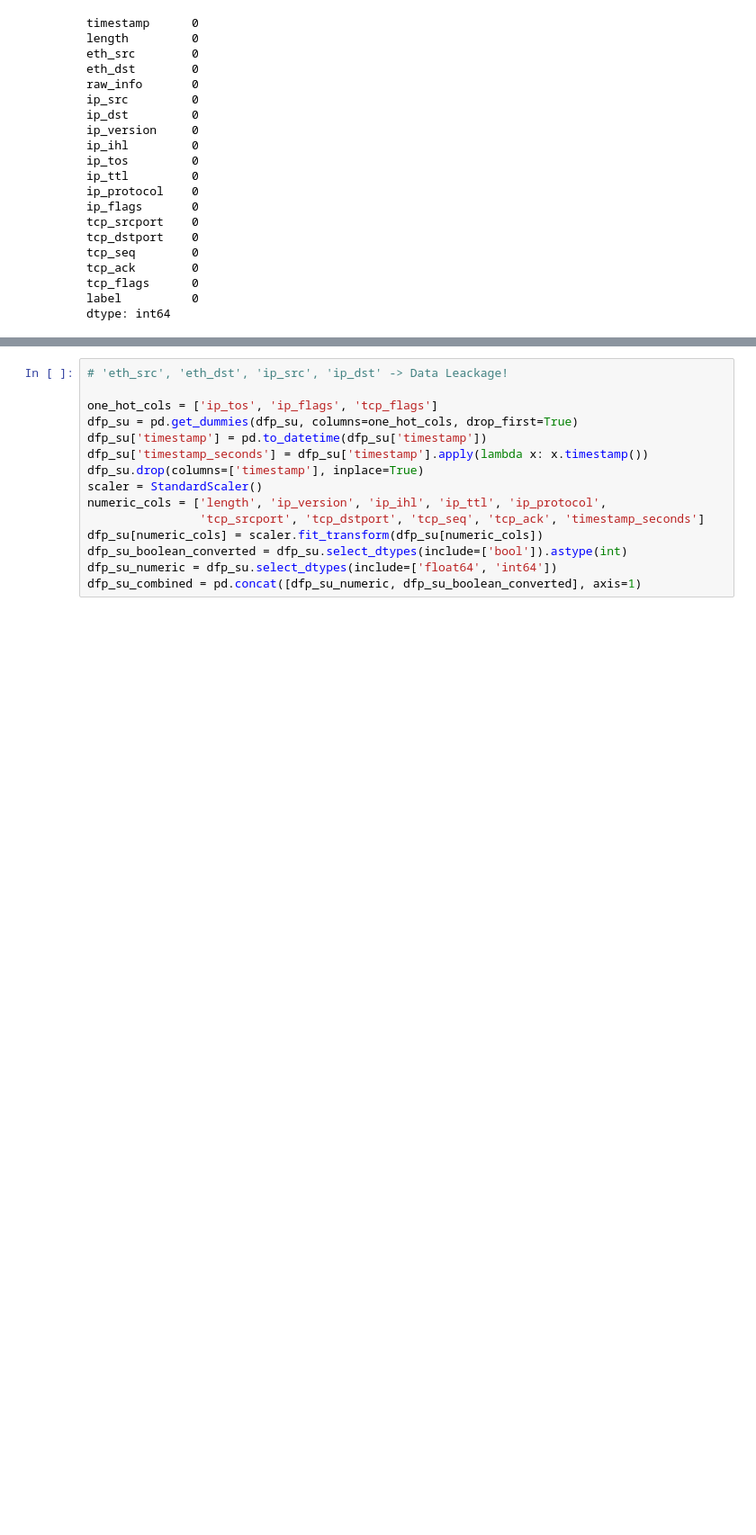
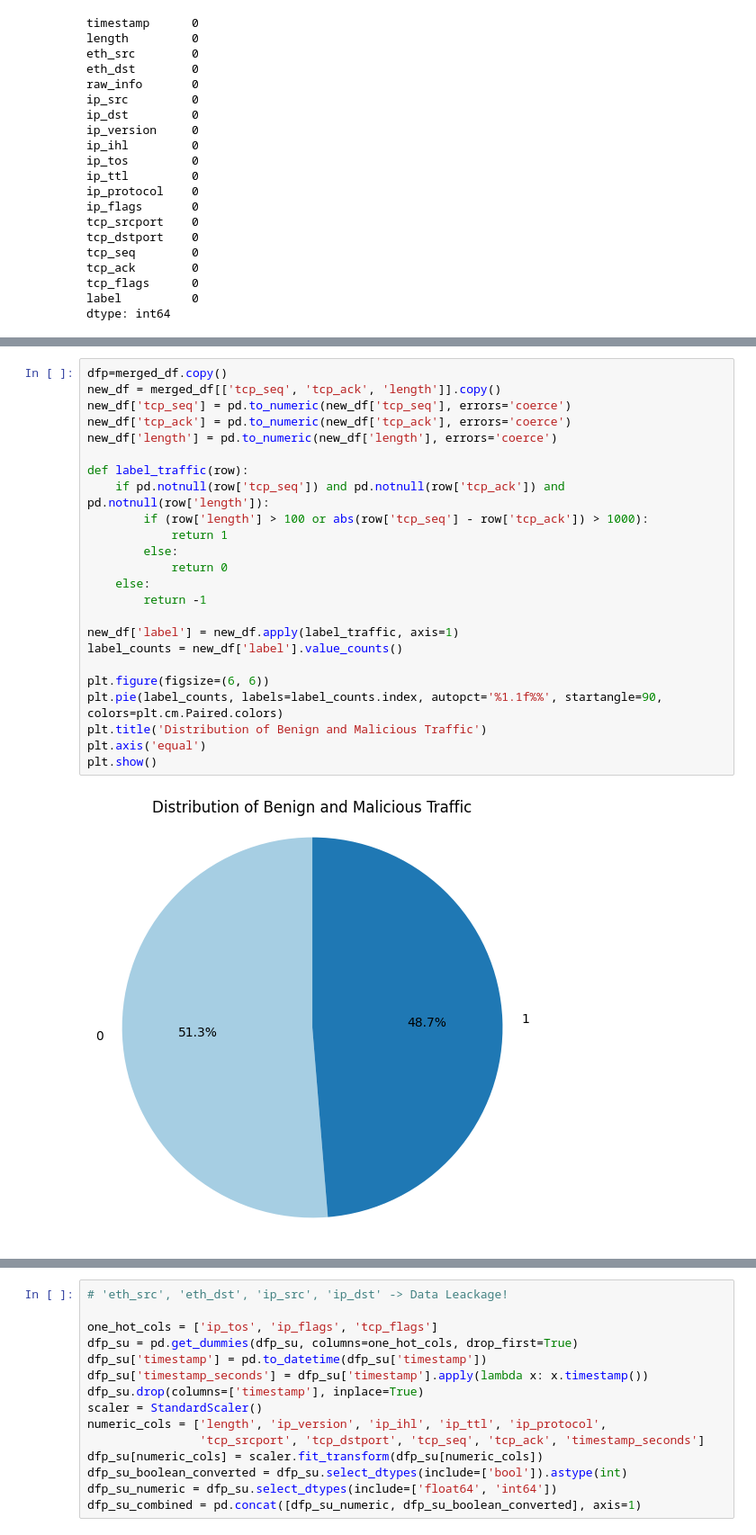
Before and after one commit to MohammadAli-Balaj/PCAP2CSV, a Jupyter notebook: True_vs_Cluster_Labels_Comparison_Version2.ipynb, the cells around one changed output, grey strips where cells are left out. Shown: that part at 90% size. Saved outputs shown, nothing was run; the diff lists cells and outputs as text; blank space fills up the shorter version.

```diff
--- a/True_vs_Cluster_Labels_Comparison_Version2.ipynb
+++ b/True_vs_Cluster_Labels_Comparison_Version2.ipynb
@@ -149,0 +166,26 @@ dtype: int64
+# %%
+dfp=merged_df.copy()
+new_df = merged_df[['tcp_seq', 'tcp_ack', 'length']].copy()
+new_df['tcp_seq'] = pd.to_numeric(new_df['tcp_seq'], errors='coerce')
+new_df['tcp_ack'] = pd.to_numeric(new_df['tcp_ack'], errors='coerce')
+new_df['length'] = pd.to_numeric(new_df['length'], errors='coerce')
+
+def label_traffic(row):
+    if pd.notnull(row['tcp_seq']) and pd.notnull(row['tcp_ack']) and pd.notnull(row['length']):
+        if (row['length'] > 100 or abs(row['tcp_seq'] - row['tcp_ack']) > 1000):
+            return 1
+        else:
+            return 0
+    else:
+        return -1
+
+new_df['label'] = new_df.apply(label_traffic, axis=1)
+label_counts = new_df['label'].value_counts()
+
+plt.figure(figsize=(6, 6))
+plt.pie(label_counts, labels=label_counts.index, autopct='%1.1f%%', startangle=90, colors=plt.cm.Paired.colors)
+plt.title('Distribution of Benign and Malicious Traffic')
+plt.axis('equal')
+plt.show()
+# %% [output]
+[figure, added]
```
Also changed, not shown: parts of 10 cells of this notebook.
